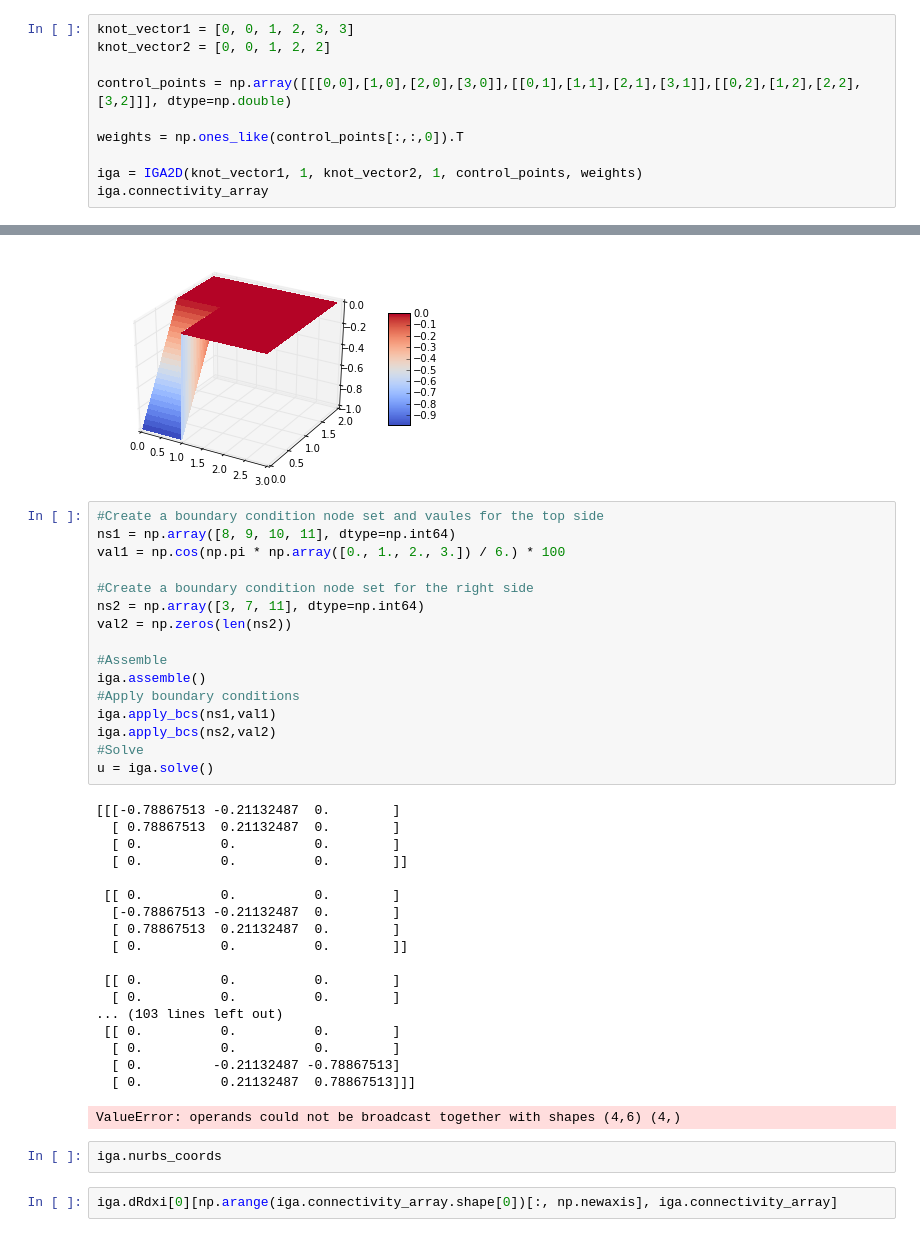
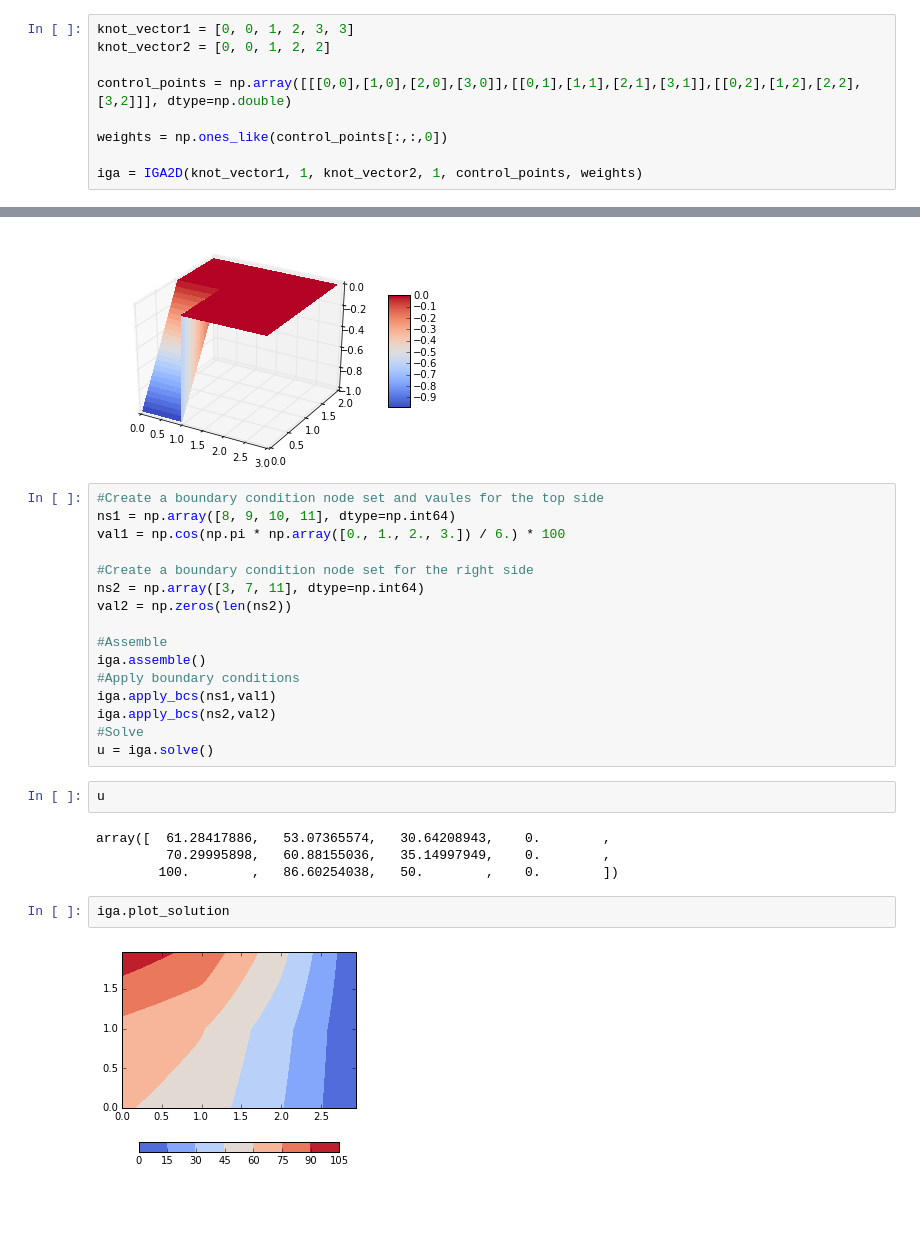
Before and after one commit to johntfoster/IGA, a Jupyter notebook: IGA.test.ipynb, the cells around one changed output, grey strips where cells are left out. Cells and saved outputs as stored; diff of their text form; blank space fills up the shorter version.

```diff
--- a/IGA.test.ipynb
+++ b/IGA.test.ipynb
@@ -10,7 +10,6 @@ knot_vector2 = [0, 0, 1, 2, 2]
 
 control_points = np.array([[[0,0],[1,0],[2,0],[3,0]],[[0,1],[1,1],[2,1],[3,1]],[[0,2],[1,2],[2,2],[3,2]]], dtype=np.double)
 
-weights = np.ones_like(control_points[:,:,0]).T
+weights = np.ones_like(control_points[:,:,0])
 
 iga = IGA2D(knot_vector1, 1, knot_vector2, 1, control_points, weights)
-iga.connectivity_array
@@ -47,26 +39,13 @@ iga.apply_bcs(ns1,val1)
 iga.apply_bcs(ns2,val2)
 #Solve
 u = iga.solve()
-# %% [output]
-[[[-0.78867513 -0.21132487  0.        ]
-  [ 0.78867513  0.21132487  0.        ]
-  [ 0.          0.          0.        ]
-  [ 0.          0.          0.        ]]
-
- [[ 0.          0.          0.        ]
-  [-0.78867513 -0.21132487  0.        ]
-  [ 0.78867513  0.21132487  0.        ]
-  [ 0.          0.          0.        ]]
-
- [[ 0.          0.          0.        ]
-  [ 0.          0.          0.        ]
-... (103 lines left out)
- [[ 0.          0.          0.        ]
-  [ 0.          0.          0.        ]
-  [ 0.         -0.21132487 -0.78867513]
-  [ 0.          0.21132487  0.78867513]]]
-ValueError: operands could not be broadcast together with shapes (4,6) (4,)
+# %%
+u
+# %% [output]
+array([  61.28417886,   53.07365574,   30.64208943,    0.        ,
+         70.29995898,   60.88155036,   35.14997949,    0.        ,
+        100.        ,   86.60254038,   50.        ,    0.        ])
 # %%
-iga.nurbs_coords
+iga.plot_solution
+# %% [output]
+[figure, added]
-# %%
-iga.dRdxi[0][np.arange(iga.connectivity_array.shape[0])[:, np.newaxis], iga.connectivity_array]
```
Also changed, not shown: parts of 2 cells of this notebook, 1 other file.
